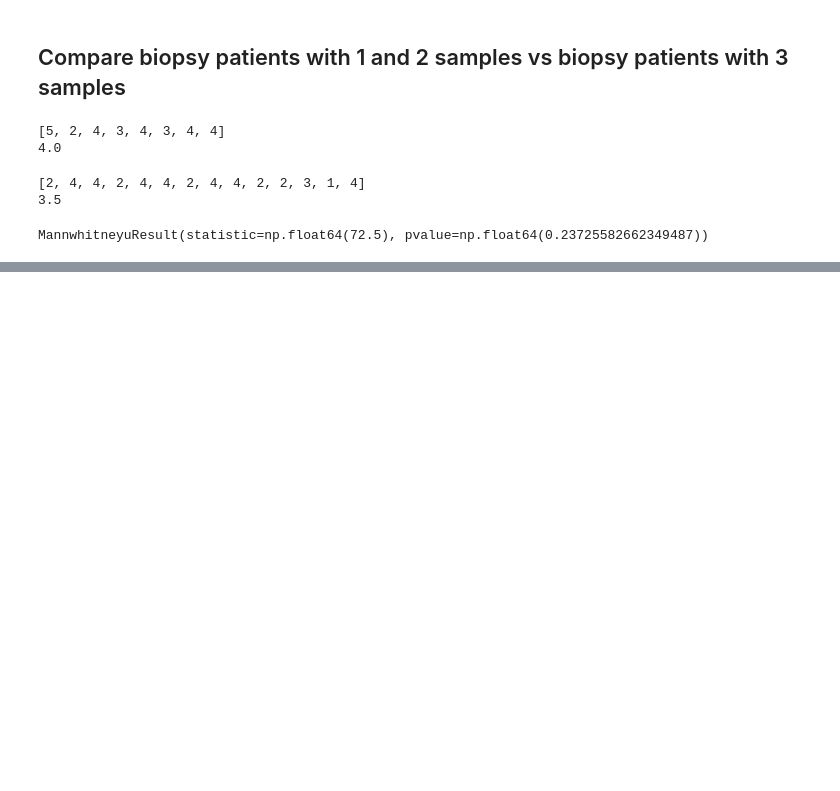
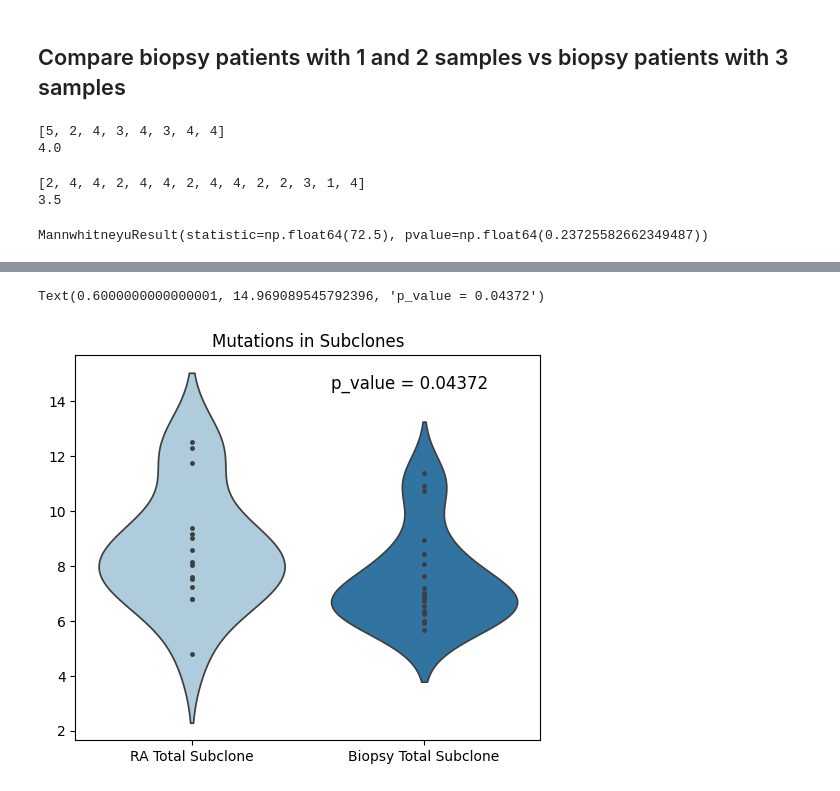
Before and after one commit to getzlab/Rapid_Autopsy_Convergent_Evolution, a Jupyter notebook: Extended Data Figure 2/ExtendedData_RA_Biopsy_Comparison.ipynb, the cells around one changed output, grey strips where cells are left out. Saved outputs shown, nothing was run; the diff lists cells and outputs as text; code cells hidden in the pictures; blank space fills up the shorter version.

```diff
--- a/Extended Data Figure 2/ExtendedData_RA_Biopsy_Comparison.ipynb
+++ b/Extended Data Figure 2/ExtendedData_RA_Biopsy_Comparison.ipynb
@@ -384,0 +475,6 @@ MannwhitneyuResult(statistic=np.float64(72.5), pvalue=np.float64(0.2372558266234
+# %%
+autopsy_all_nontrunks = combined_maf[combined_maf['Cluster_Assignment'] != 1]
+## make sure we are just getting unique muts
+autopsy_all_nontrunks_unique = autopsy_all_nontrunks.drop_duplicates(['Hugo_Symbol','Start_position','Protein_change'],keep='first')
+RA_subclone_num_per_pat = [ len(autopsy_all_nontrunks_unique[autopsy_all_nontrunks_unique['Patient_ID'] == i]['Cluster_Assignment'].unique()) for i in list(autopsy_all_nontrunks_unique['Patient_ID'].unique()) ]
+aut_num_muts_in_nontrunks = autopsy_all_nontrunks_unique.groupby('Patient_ID').count()['Sample_ID'].to_list()
@@ -384,0 +493,20 @@ MannwhitneyuResult(statistic=np.float64(72.5), pvalue=np.float64(0.2372558266234
+# %%
+total_muts_per_subclone_df=pd.DataFrame({'RA Total Subclone': pd.Series(np.log2(aut_num_muts_in_nontrunks)),
+                 'Biopsy Total Subclone': pd.Series(np.log2(pre_post_num_nontrunks_unique))})
+# %%
+fig,ax1 = plt.subplots(nrows=1, ncols=1, figsize=(6, 5))
+#ax1.set_ylim(bottom=0, top=25)
+ax1.set_yticks([0,2,4,6,8,10,12,14,16,18,20,22])
+sns.violinplot(data=total_muts_per_subclone_df,
+               inner="point",orient='v',ax=ax1,palette=sns.color_palette('Paired'),
+              native_scale=True).set_title("Mutations in Subclones")
+
+stat, p_val = stats.mannwhitneyu(aut_num_muts_in_nontrunks,pre_post_num_nontrunks_unique)
+x_coord = 0.55 * (ax1.get_xlim()[1] - ax1.get_xlim()[0]) + ax1.get_xlim()[0]
+y_coord = 0.95 * (ax1.get_ylim()[1] - ax1.get_ylim()[0]) + ax1.get_ylim()[0]
+ax1.text(x=x_coord, y=y_coord, s="p_value = " + str(round(p_val,5)), ha='left', va='top', fontsize=12)
+
+#fig.savefig('RA_muts_subclones_vs_biopsy_muts_subclones_paired_violinplot_with_pval.svg')
+# %% [output]
+Text(0.6000000000000001, 14.969089545792396, 'p_value = 0.04372')
+[figure, added]
```
Also changed, not shown: parts of 13 cells of this notebook.
